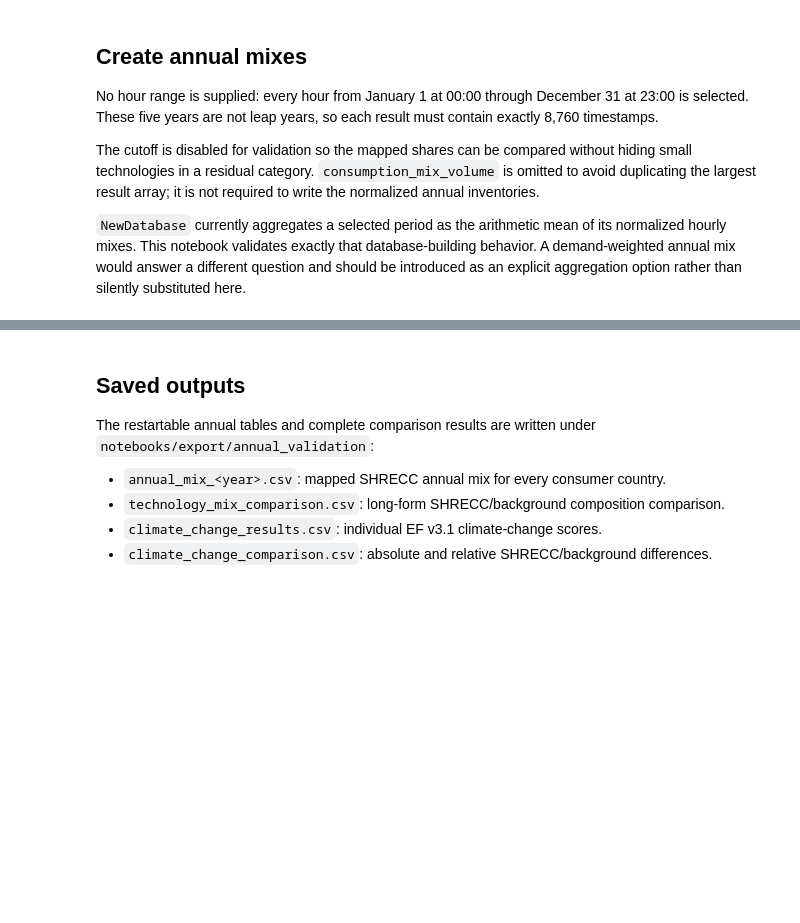
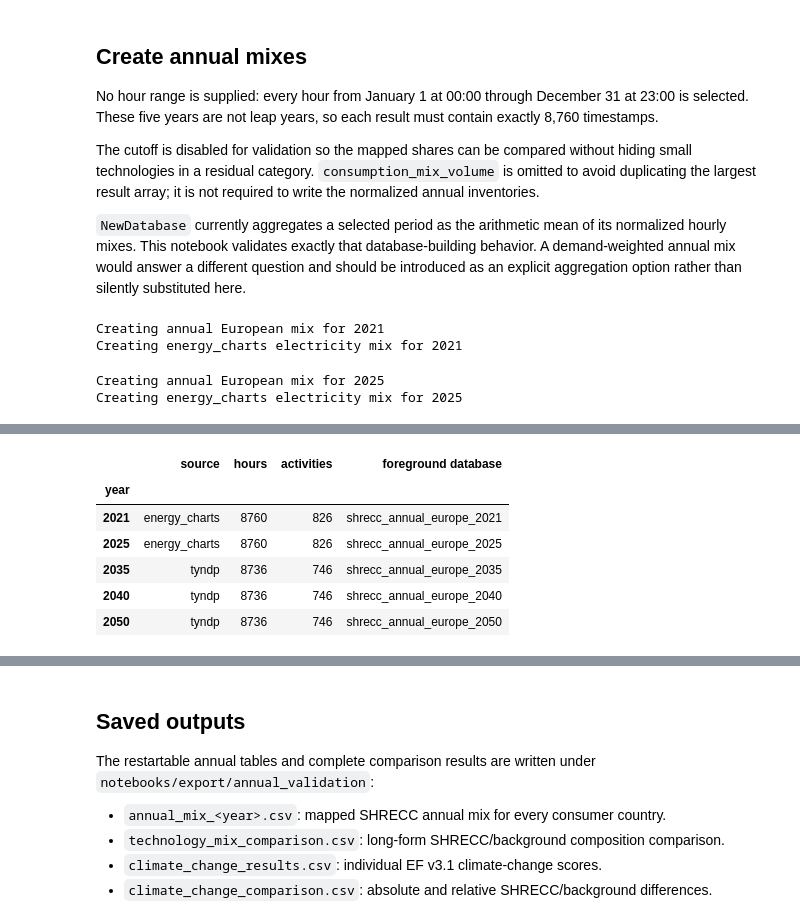
Before and after one commit to LIST-LUXEMBOURG/shrecc, a Jupyter notebook: notebooks/3_shrecc_annual_validation.ipynb, the cells around one changed output, grey strips where cells are left out. Cells and saved outputs as stored; diff of their text form; code cells hidden in the pictures; blank space fills up the shorter version.

```diff
--- a/notebooks/3_shrecc_annual_validation.ipynb
+++ b/notebooks/3_shrecc_annual_validation.ipynb
@@ -117,7 +129,7 @@ for year in YEARS:
             {
                 "year": year,
                 "source": "saved table",
-                "hours": 8760,
+                "hours": EXPECTED_HOURS[year],
                 "activities": len(annual_tables[year]),
                 "foreground database": FOREGROUND_DATABASES[year],
             }
@@ -148,8 +160,10 @@ for year in YEARS:
     ).create()
 
     hour_count = annual_database.results(year).sizes["time"]
-    if hour_count != 8760:
-        raise ValueError(f"Expected 8760 hours for {year}; found {hour_count}")
+    if hour_count != EXPECTED_HOURS[year]:
+        raise ValueError(
+            f"Expected {EXPECTED_HOURS[year]} hours for {year}; found {hour_count}"
+        )
 
     annual_tables[year] = annual_database.table(year).copy()
     annual_tables[year].to_csv(table_path)
@@ -172,3 +186,8 @@ for year in YEARS:
 
 run_summary = pd.DataFrame(run_records).set_index("year")
 display(run_summary)
+# %% [output]
+Creating annual European mix for 2021
+Creating energy_charts electricity mix for 2021
+Creating annual European mix for 2025
+Creating energy_charts electricity mix for 2025
@@ -175,3 +232,10 @@ display(run_summary)
+|  | source | hours | activities | foreground database |
+| year |  |  |  |  |
+| 2021 | energy_charts | 8760 | 826 | shrecc_annual_europe_2021 |
+| 2025 | energy_charts | 8760 | 826 | shrecc_annual_europe_2025 |
+| 2035 | tyndp | 8736 | 746 | shrecc_annual_europe_2035 |
+| 2040 | tyndp | 8736 | 746 | shrecc_annual_europe_2040 |
+| 2050 | tyndp | 8736 | 746 | shrecc_annual_europe_2050 |
 # %%
 annual_mix_checks = pd.concat(
     {
```
Also changed, not shown: parts of 14 cells of this notebook.
